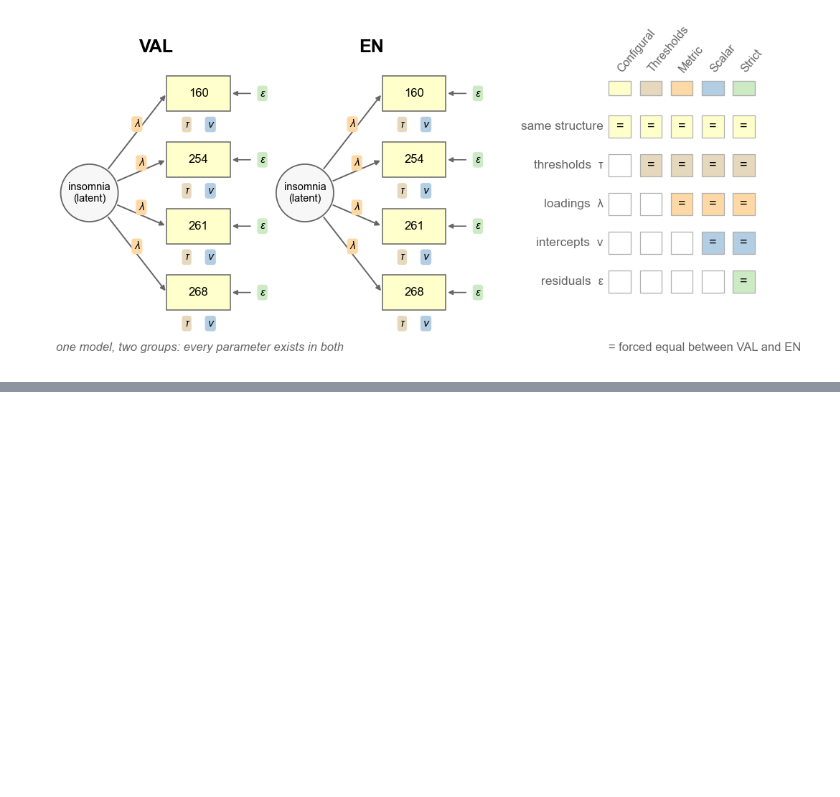
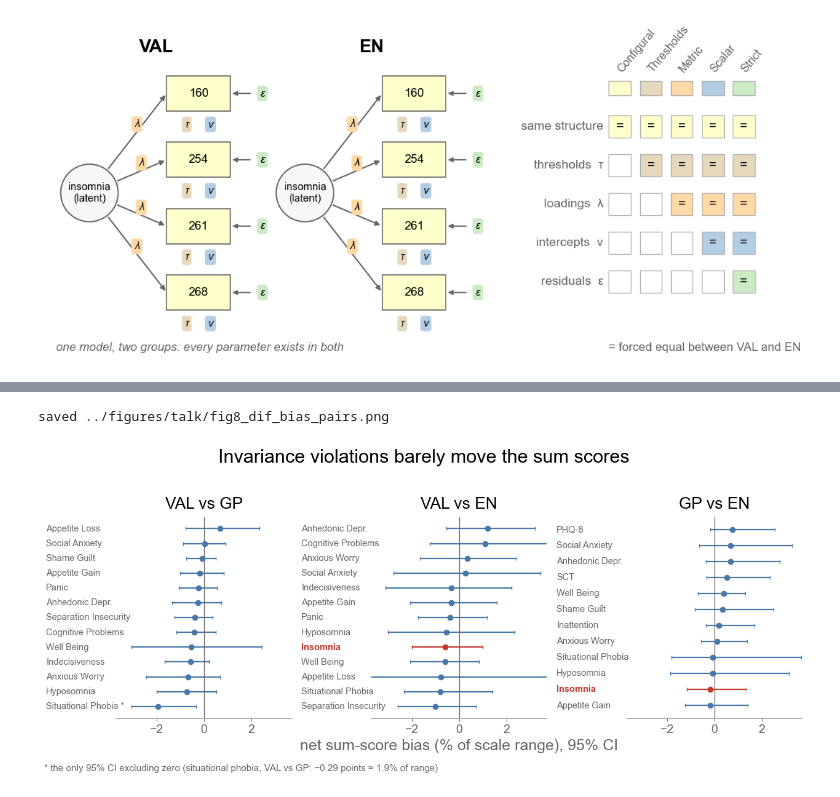
Before and after one commit to Shotgunosine/HiTOP, a Jupyter notebook: notebooks/NB_talk_figures.ipynb, the cells around one changed output, grey strips where cells are left out. Cells and saved outputs as stored; diff of their text form; code cells hidden in the pictures; blank space fills up the shorter version.

```diff
--- a/notebooks/NB_talk_figures.ipynb
+++ b/notebooks/NB_talk_figures.ipynb
@@ -299,7 +298,7 @@ lines = [
 yy = 0.72
 for tag, txt, c in lines:
     ax.text(0.0, yy, tag, fontsize=15, color=c, weight='bold', va='top')
-    ax.text(0.24, yy, txt, fontsize=14.5, color=GREY, va='top')
+    ax.text(0.22, yy, txt, fontsize=14.5, color=GREY, va='top')
     yy -= 0.24
 fig.tight_layout()
 save(fig, 'fig6_core_repair.png')
@@ -396,0 +403,47 @@ saved ../figures/talk/fig7_sem_constraints.png
+# %%
+s = pd.read_csv('../data/effect_sizes/pairwise_dif_summary.csv')
+s = s[s.error.isna() & s.pair.isin(['val_gp', 'val_en', 'gp_en'])].copy()
+s['net_pct'] = s.net_bias_pts / s.scale_max * 100
+s['lo_pct'] = s.net_lo / s.scale_max * 100
+s['hi_pct'] = s.net_hi / s.scale_max * 100
+
+NICE = {'phq_sum': 'PHQ-8', 'baars_sct_sum': 'SCT',
+        'baars_inattention_sum': 'Inattention',
+        'anhedonic_depression': 'Anhedonic Depr.'}
+def nice(sc):
+    return NICE.get(sc, sc.replace('_', ' ').title())
+
+PAIRS = [('val_gp', 'VAL vs GP'), ('val_en', 'VAL vs EN'),
+         ('gp_en', 'GP vs EN')]
+fig, axes = plt.subplots(1, 3, figsize=(12.6, 4.9), sharex=True)
+for ax, (pair, title) in zip(axes, PAIRS):
+    sub = s[s.pair == pair].sort_values('net_pct').reset_index(drop=True)
+    for j, r in enumerate(sub.itertuples()):
+        hot = r.scale == 'insomnia'
+        star = (r.net_lo > 0) or (r.net_hi < 0)
+        c = ACCENT if hot else '#4878a8'
+        ax.errorbar(r.net_pct, j, xerr=[[r.net_pct - r.lo_pct],
+                                        [r.hi_pct - r.net_pct]],
+                    fmt='o', ms=6, capsize=2.5, lw=1.6, color=c)
+        ax.text(-0.4, j, nice(r.scale) + (' *' if star else ''),
+                transform=ax.get_yaxis_transform(), ha='left', va='center',
+                fontsize=10.5, color=(ACCENT if hot else GREY),
+                weight='bold' if hot else 'normal')
+    ax.axvline(0, color=GREY, lw=0.9)
+    ax.set_yticks([])
+    ax.set_ylim(-0.8, len(sub) - 0.2)
+    ax.set_title(title, fontsize=19, pad=10)
+    ax.spines['left'].set_visible(False)
+axes[1].set_xlabel('net sum-score bias (% of scale range), 95% CI')
+axes[0].set_xlim(-3.7, 3.7)
+fig.suptitle('Invariance violations barely move the sum scores',
+             fontsize=22, color=BLACK, y=1.04)
+fig.text(0.01, -0.03, '* the only 95% CI excluding zero '
+         '(situational phobia, VAL vs GP: −0.29 points ≈ 1.9% '
+         'of range)', fontsize=11, color=GREY)
+fig.tight_layout()
+save(fig, 'fig8_dif_bias_pairs.png')
+plt.show()
+# %% [output]
+saved ../figures/talk/fig8_dif_bias_pairs.png
+[figure, added]
```
Also changed, not shown: parts of 5 cells of this notebook, 2 other files.
